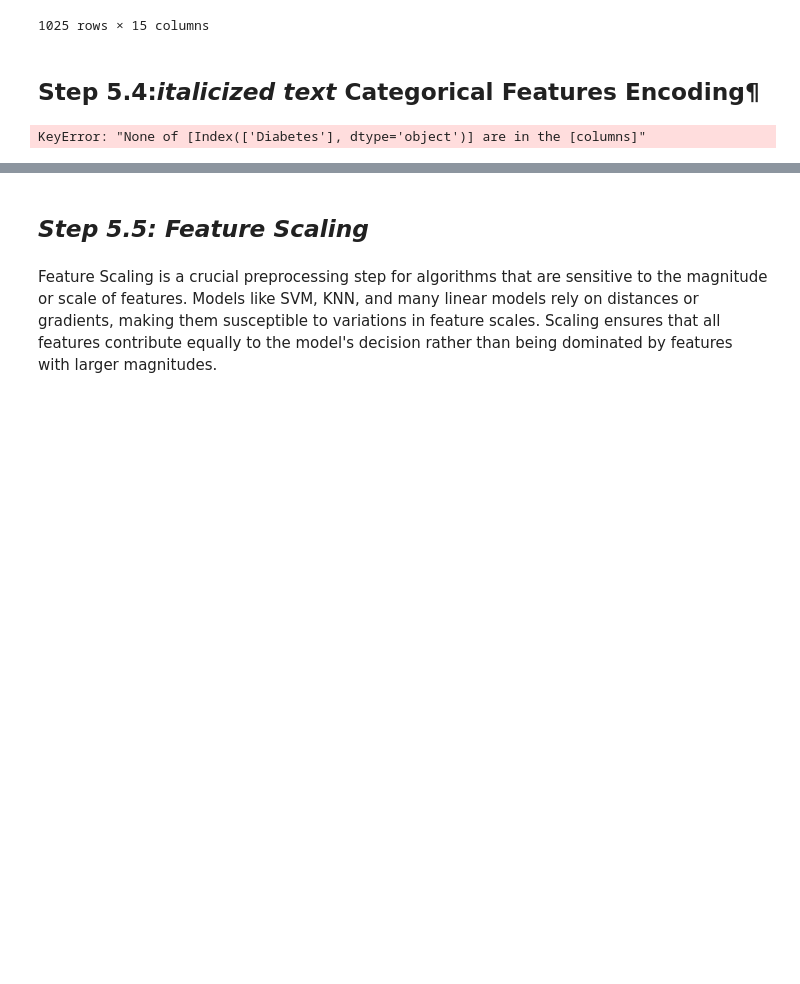
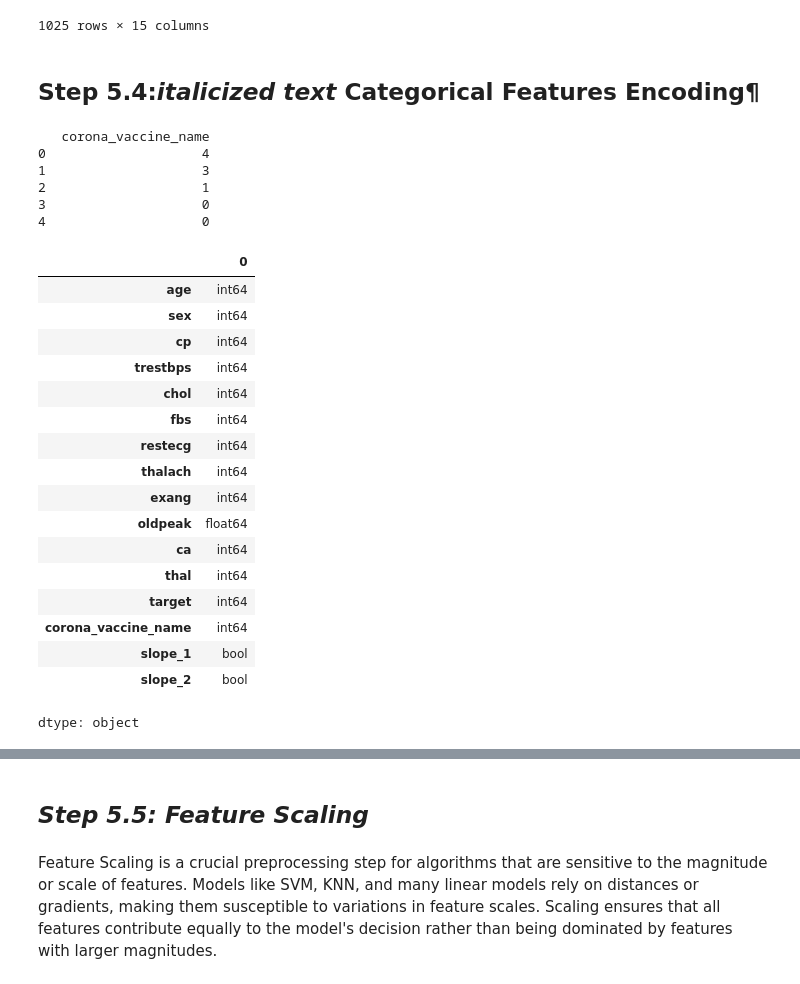
Before and after one commit to Sachin20010517/sca-supervised-prediction-model, a Jupyter notebook: sudden_cardiac_arrest.ipynb, the cells around one changed output, grey strips where cells are left out. Saved outputs shown, nothing was run; the diff lists cells and outputs as text; code cells hidden in the pictures; blank space fills up the shorter version.

```diff
--- a/sudden_cardiac_arrest.ipynb
+++ b/sudden_cardiac_arrest.ipynb
@@ -382,17 +382,48 @@ sca_df
 # %% [markdown]
 ## Step 5.4:*italicized text* Categorical Features Encoding¶
 # %%
+from sklearn.preprocessing import LabelEncoder
+
 # Implementing one-hot encoding on the specified categorical features
-df_encoded = pd.get_dummies(sca_df, columns=['Diabetes'], drop_first=True)
+df_encoded = pd.get_dummies(sca_df, columns=['slope'], drop_first=True)
+
+# Apply Label Encoding to 'corona_vaccine_name'
+le = LabelEncoder()
+df_encoded['corona_vaccine_name'] = le.fit_transform(df_encoded['corona_vaccine_name'].astype(str))
+print(df_encoded[['corona_vaccine_name']].head())
+
 
 # Convert the rest of the categorical variables that don't need one-hot encoding to integer data type
-features_to_convert = ['HighBP', 'HighChol', 'CholCheck', 'Smoker', 'Stroke', 'Fruits', 'AnyHealthcare', 'NoDocbcCost', 'DiffWalk', 'Sex', 'HeartDiseaseorAttack']
+features_to_convert = ['sex', 'cp', 'fbs', 'restecg', 'exang', 'ca', 'thal', 'target']
 for feature in features_to_convert:
     df_encoded[feature] = df_encoded[feature].astype(int)
 
 df_encoded.dtypes
 # %% [output]
-KeyError: "None of [Index(['Diabetes'], dtype='object')] are in the [columns]"
+   corona_vaccine_name
+0                    4
+1                    3
+2                    1
+3                    0
+4                    0
+|  | 0 |
+| age | int64 |
+| sex | int64 |
+| cp | int64 |
+| trestbps | int64 |
+| chol | int64 |
+| fbs | int64 |
+| restecg | int64 |
+| thalach | int64 |
+| exang | int64 |
+| oldpeak | float64 |
+| ca | int64 |
+| thal | int64 |
+| target | int64 |
+| corona_vaccine_name | int64 |
+| slope_1 | bool |
+| slope_2 | bool |
+dtype: object
 # %%
 # Displaying the resulting DataFrame after one-hot encoding
 df_encoded.head()
```
Also changed, not shown: parts of 14 cells of this notebook.
